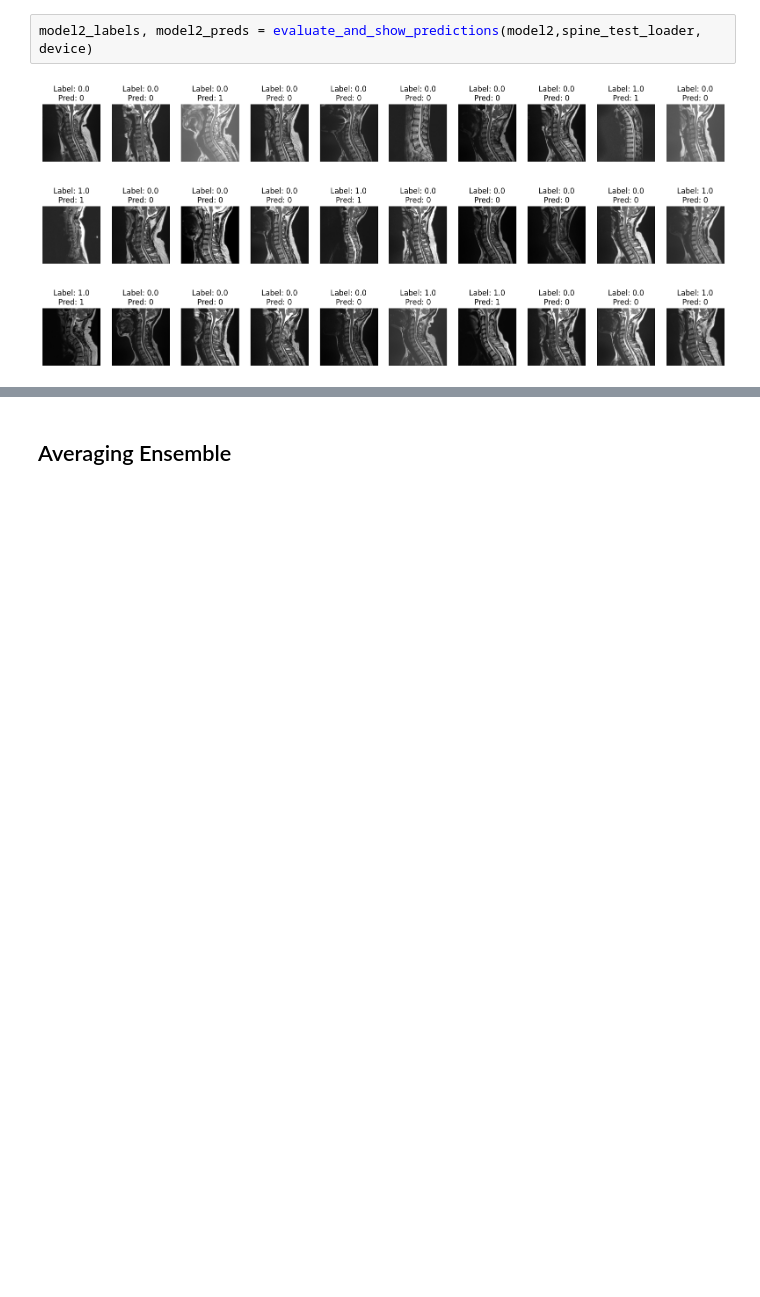
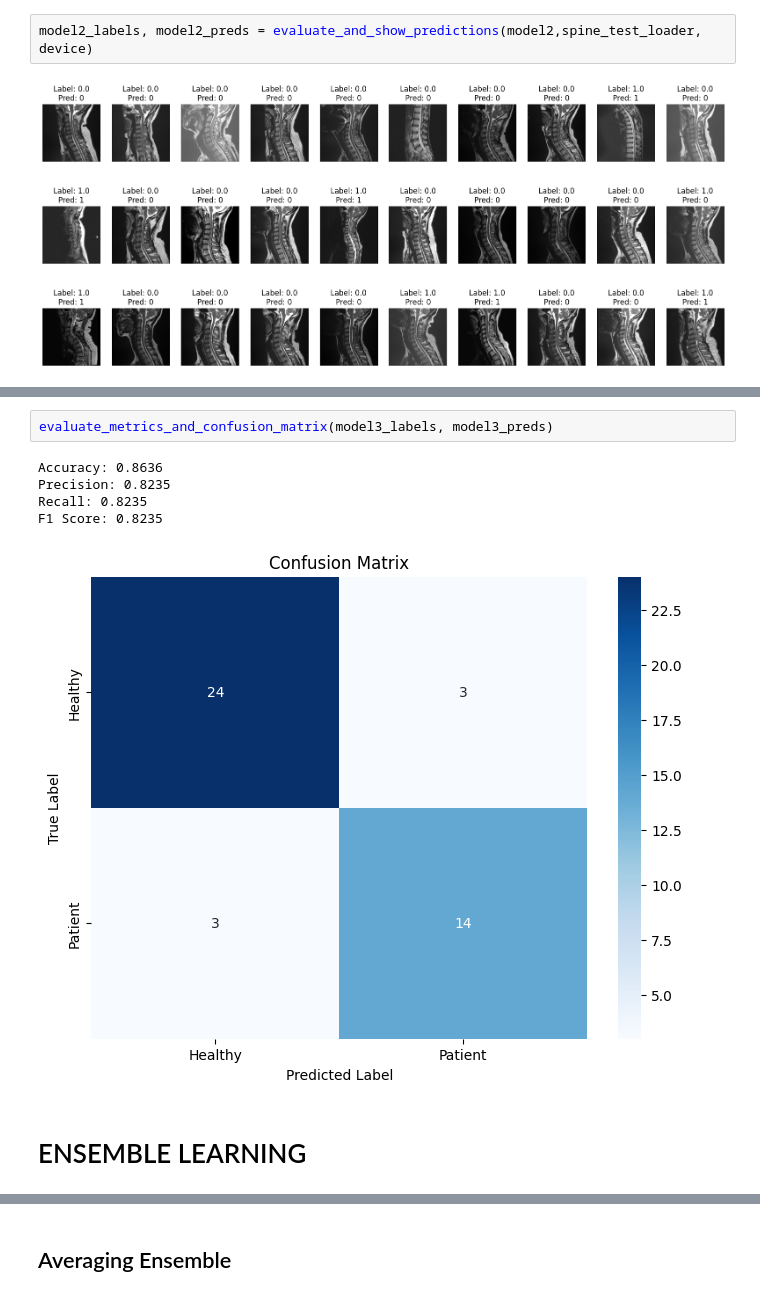
Before and after one commit to LocHuynh2811/Taiwan_Spine-MRI-DL, a Jupyter notebook: Kaggle/spine-mri-dl.ipynb, the cells around one changed output, grey strips where cells are left out. Drawn from its saved outputs; the diff is of its cells as text; blank space fills up the shorter version.

```diff
--- a/Kaggle/spine-mri-dl.ipynb
+++ b/Kaggle/spine-mri-dl.ipynb
@@ -761,3 +827,13 @@ F1 Score: 0.8750
+# %%
+evaluate_metrics_and_confusion_matrix(model3_labels, model3_preds)
+# %% [output]
+Accuracy: 0.8636
+Precision: 0.8235
+Recall: 0.8235
+F1 Score: 0.8235
+[figure, added]
+# %% [markdown]
+# ENSEMBLE LEARNING
 # %%
 def get_model_predictions(model, loader, device):
     """
```
Also changed, not shown: parts of 28 cells of this notebook.
